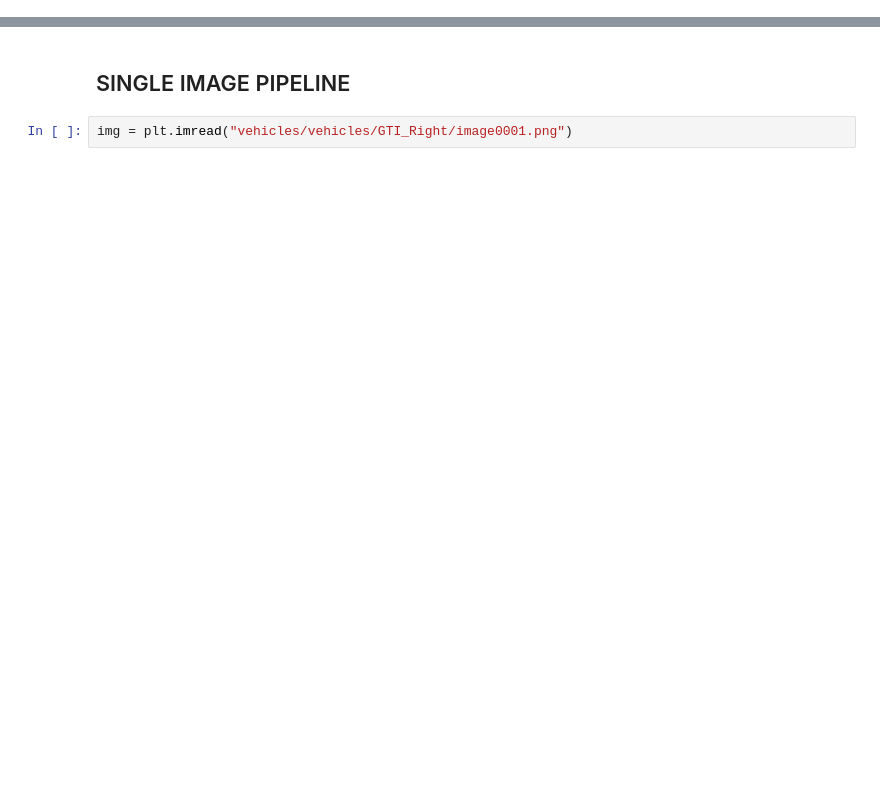
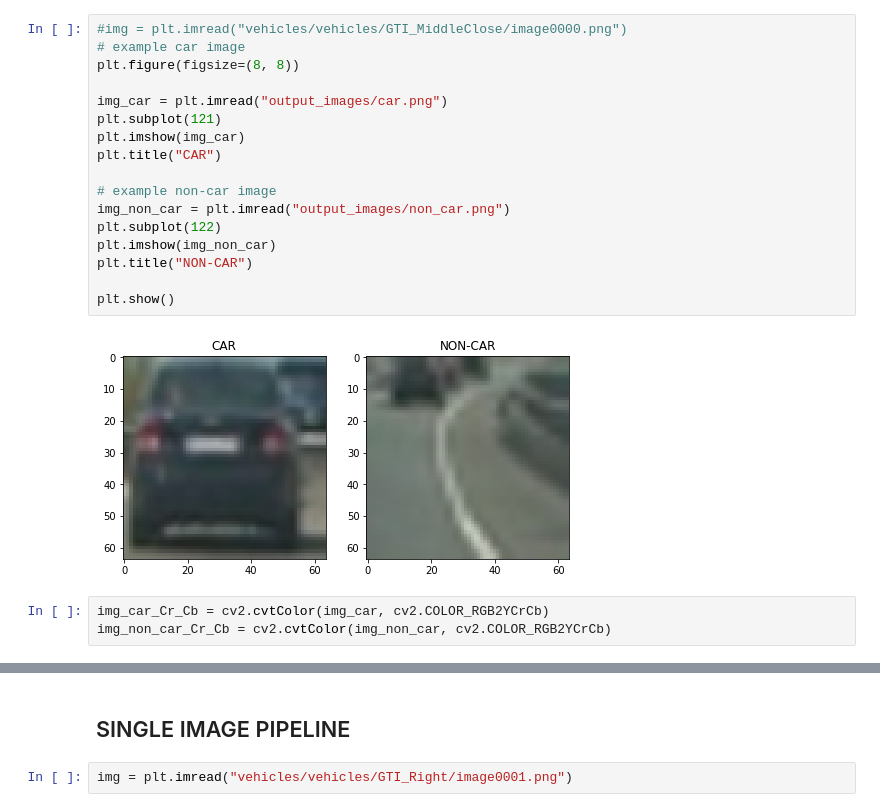
Before and after one commit to tagore15/SDCND_P5_VEHICLE_DETECTION, a Jupyter notebook: sol.ipynb, the cells around one changed output, grey strips where cells are left out. Cells and saved outputs as stored; diff of their text form; blank space fills up the shorter version.

Commit message:
closer to final version

```diff
--- a/sol.ipynb
+++ b/sol.ipynb
@@ -14,0 +49,22 @@ pwd
+# %%
+#img = plt.imread("vehicles/vehicles/GTI_MiddleClose/image0000.png")
+# example car image
+plt.figure(figsize=(8, 8))
+
+img_car = plt.imread("output_images/car.png")
+plt.subplot(121)
+plt.imshow(img_car)
+plt.title("CAR")
+
+# example non-car image
+img_non_car = plt.imread("output_images/non_car.png")
+plt.subplot(122)
+plt.imshow(img_non_car)
+plt.title("NON-CAR")
+
+plt.show()
+# %% [output]
+[figure, added]
+# %%
+img_car_Cr_Cb = cv2.cvtColor(img_car, cv2.COLOR_RGB2YCrCb)
+img_non_car_Cr_Cb = cv2.cvtColor(img_non_car, cv2.COLOR_RGB2YCrCb)
```
Also changed, not shown: parts of 71 cells of this notebook, 1 other file.
